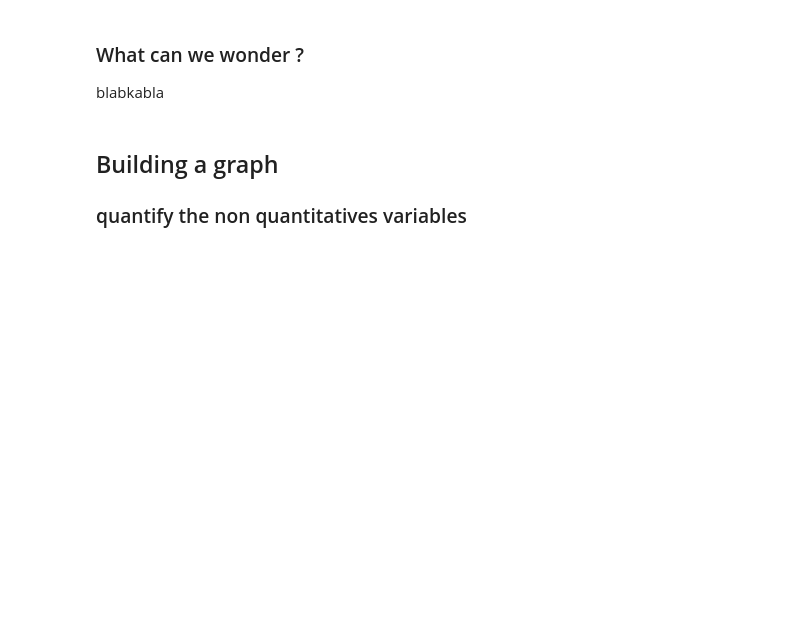
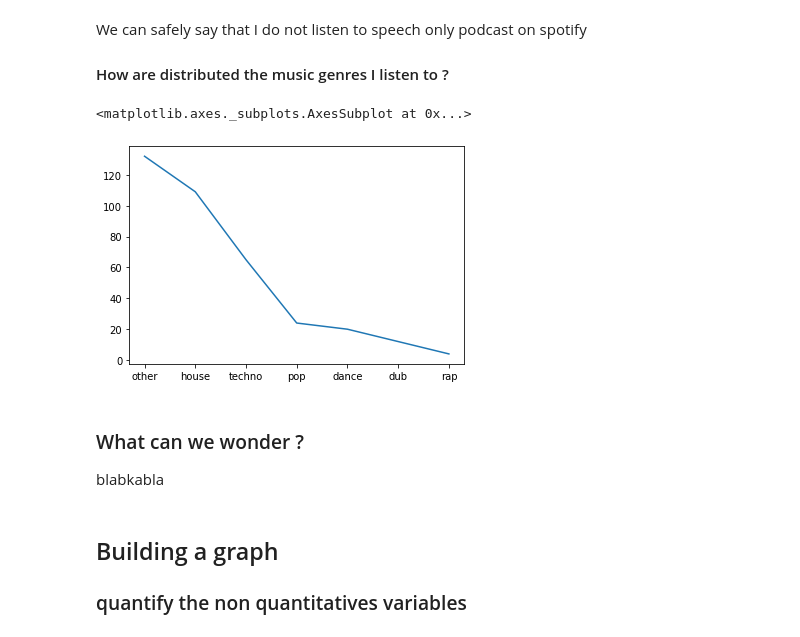
Before and after one commit to GabrieldeBlois/GraphsAndMatching, a Jupyter notebook: src/Project.ipynb, the cells around one changed output. Cells and saved outputs as stored; diff of their text form; code cells hidden in the pictures; blank space fills up the shorter version.

Commit message:
Adding genres to dataframe

```diff
--- a/src/Project.ipynb
+++ b/src/Project.ipynb
@@ -25,0 +22,5 @@ blablabla
+# %%
+# Read data from file 'filename.csv'
+# (in the same directory that your python process is based)
+df = pd.read_csv("./datasets/playlist-gabriel.csv")
+df
@@ -26,3 +124,16 @@ blablabla
+# %% [markdown]
+We can safely say that I do not listen to speech only podcast on spotify
+
+#### How are distributed the music genres I listen to ?
+# %%
+#df_principal_genres = df['principal_genre']
+#df_principal_genres.value_counts().plot()
+
+df_principal_genres = df['principal_genre']
+df_principal_genres.value_counts().plot()
+# %% [output]
+<matplotlib.axes._subplots.AxesSubplot at 0x...>
+[figure, added]
 # %% [markdown]
 
 ### What can we wonder ?
```
Also changed, not shown: parts of 10 cells of this notebook, 5 other files.
